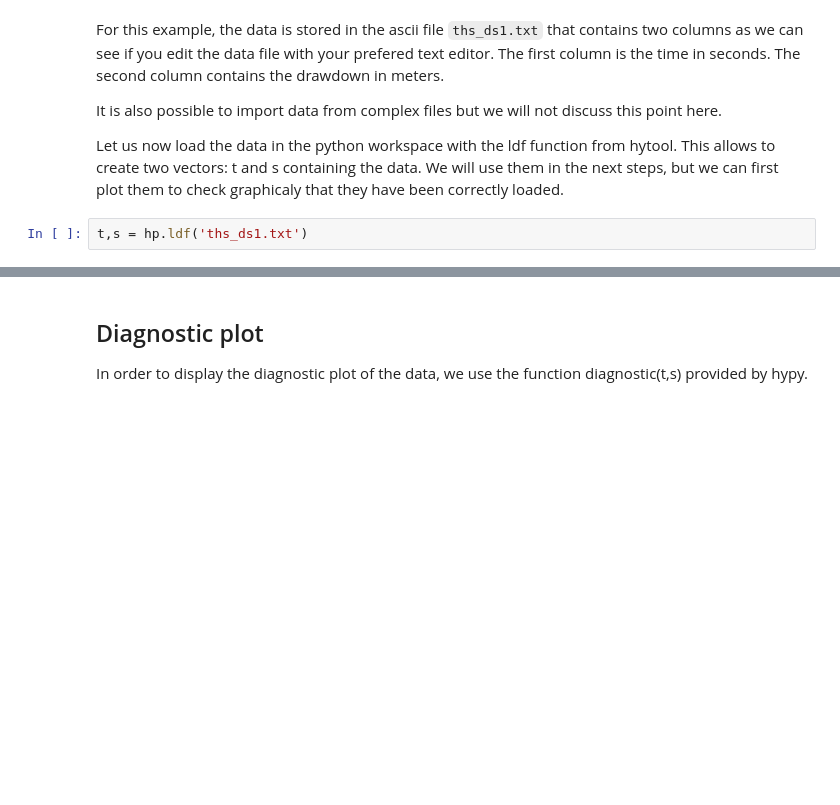
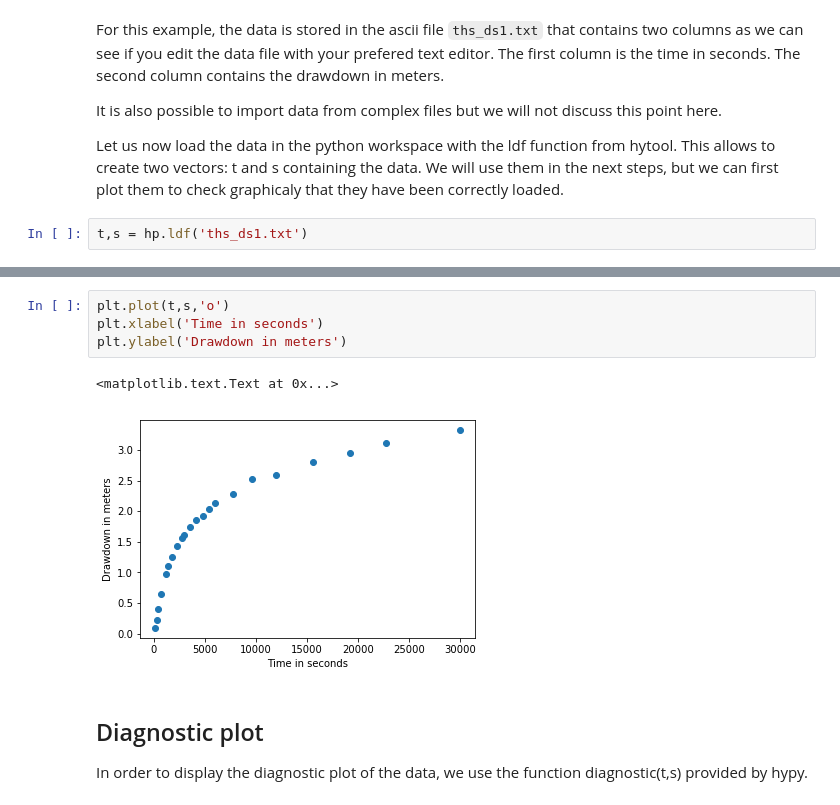
Before and after one commit to UniNE-CHYN/hypy, a Jupyter notebook: ths_dmo.ipynb, the cells around one changed output, grey strips where cells are left out. Cells and saved outputs as stored; diff of their text form; blank space fills up the shorter version.

```diff
--- a/ths_dmo.ipynb
+++ b/ths_dmo.ipynb
@@ -29,3 +31,10 @@ hp.plot(t,s)
+# %%
+plt.plot(t,s,'o')
+plt.xlabel('Time in seconds')
+plt.ylabel('Drawdown in meters')
+# %% [output]
+<matplotlib.text.Text at 0x...>
+[figure, added]
 # %% [markdown]
  ## Diagnostic plot
 
```
Also changed, not shown: parts of 5 cells of this notebook, 2 other files.
